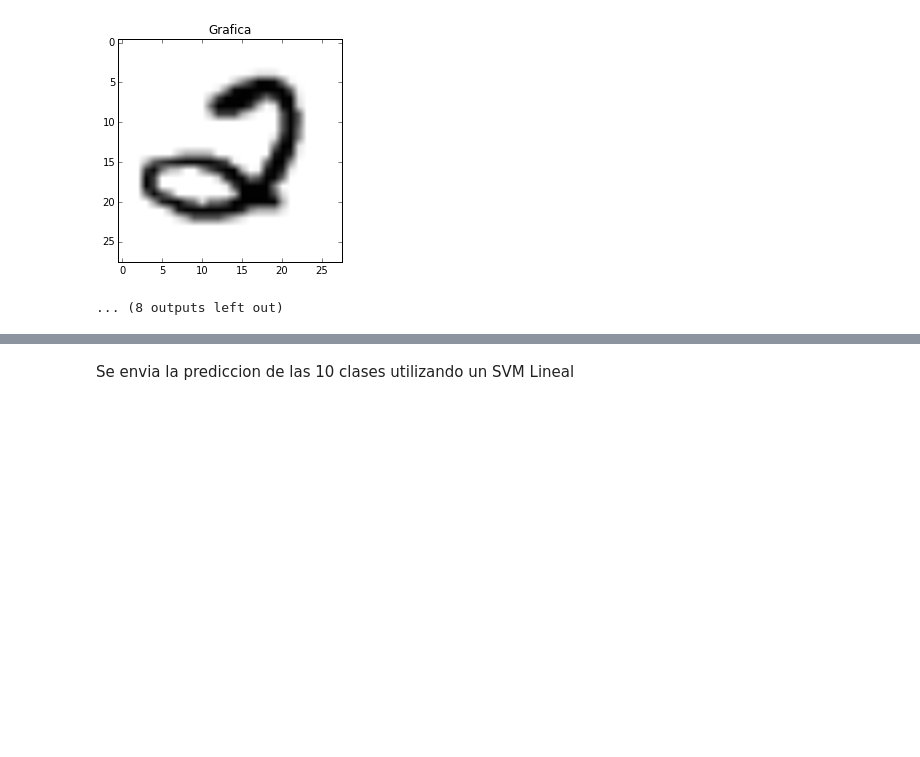
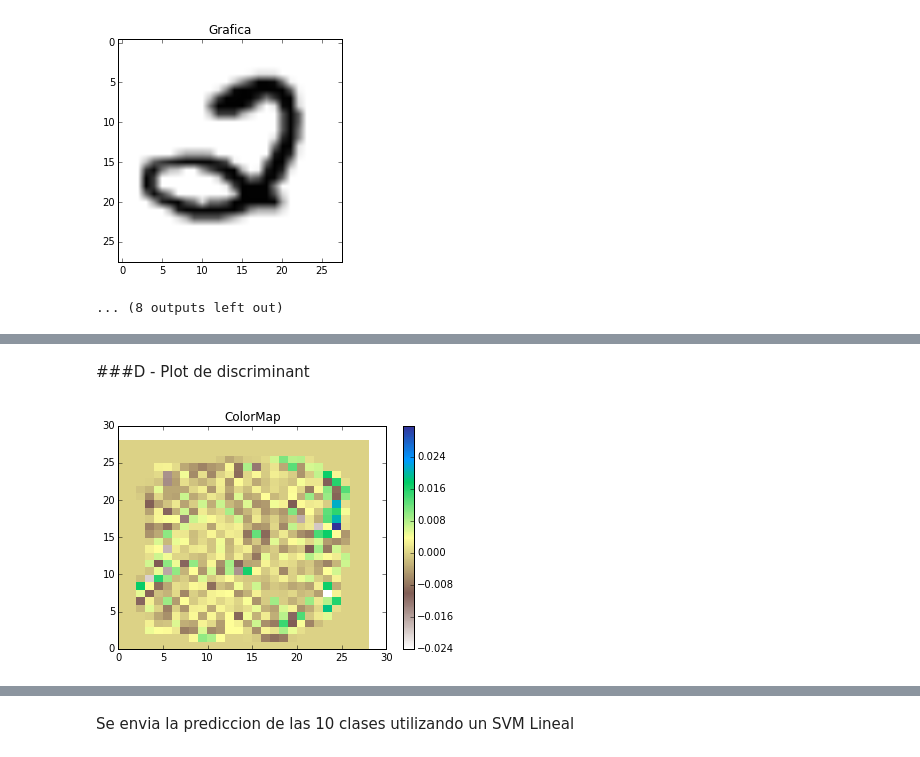
Before and after one commit to lin99/MachineLearning, a Jupyter notebook: Taller 3/ml-assign3-jfbaquerov-lfrosalesc.ipynb, the cells around one changed output, grey strips where cells are left out. Saved outputs shown, nothing was run; the diff lists cells and outputs as text; code cells hidden in the pictures; blank space fills up the shorter version.

```diff
--- a/Taller 3/ml-assign3-jfbaquerov-lfrosalesc.ipynb
+++ b/Taller 3/ml-assign3-jfbaquerov-lfrosalesc.ipynb
@@ -575,0 +717,9 @@ Missmatch 3  Correct 2
+# %% [markdown]
+###D - Plot de discriminant
+# %%
+pl.title("ColorMap")
+pl.pcolor( weights[::-1], cmap='terrain_r', vmin=np.min(weights), vmax=np.max(weights) )
+pl.colorbar()
+pl.show()
+# %% [output]
+[figure, added]
```
Also changed, not shown: parts of 31 cells of this notebook.
